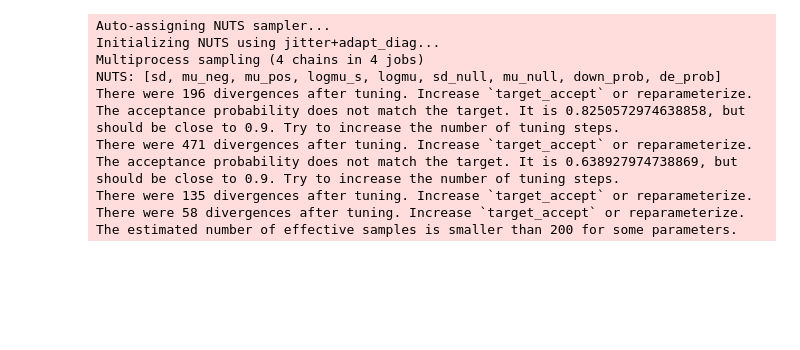
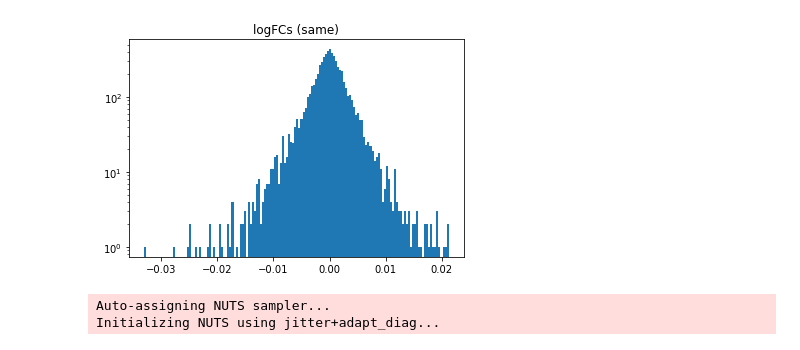
Before and after one commit to Irrationone/cellassign-paper, a Jupyter notebook: figures/jupyter/bayesian_splatter_params.ipynb, the cells around one changed output. Saved outputs shown, nothing was run; the diff lists cells and outputs as text; code cells hidden in the pictures; blank space fills up the shorter version.

```diff
--- a/figures/jupyter/bayesian_splatter_params.ipynb
+++ b/figures/jupyter/bayesian_splatter_params.ipynb
@@ -37,3 +44,10 @@ logfcs_same = np.array(sce_null_logfcs[(sce_null_logfcs['celltype'] == class2) &
+# %%
+plt.hist(logfcs_same, bins = 'auto')
+plt.title("logFCs (same)")
+plt.yscale('log', nonposy='clip')
+plt.show()
+# %% [output]
+[figure, added]
 # %%
 iter_count = 2000
 tune_iters = 2000
@@ -53,13 +67,8 @@ with pm.Model() as model:
     sd_null = pm.Gamma('sd_null', alpha = 1., beta = 1.)
 
     # Mean and sd for Gaussian for DE genes
-
-    ## Shrinkage prior on log(mu)
-    logmu = pm.Normal('logmu', mu = 0, sd = 1.)
-    logmu_s = pm.Gamma('logmu_s', alpha = 1., beta = 5.)
-
-    mu_pos = pm.Lognormal('mu_pos', mu = logmu, sd = logmu_s)
-    mu_neg = pm.Lognormal('mu_neg', mu = logmu, sd = logmu_s)
+    mu_pos = pm.Lognormal('mu_pos', mu = 0., sd = 1.)
+    mu_neg = pm.Lognormal('mu_neg', mu = 0., sd = 1.)
 
     sd = pm.Gamma('sd', alpha = 1., beta = 1.)
 
@@ -82,20 +91,11 @@ with pm.Model() as model:
 
     pm.Deterministic('log_prob', model.logpt)
 
-    trace = pm.sample(iter_count, tune = tune_iters, chains = 4, nuts_kwargs=dict(target_accept=.9))
+    trace = pm.sample(iter_count, tune = tune_iters, chains = 4)
     ppc = pm.sample_ppc(trace, samples=2000, model=model)
 # %% [output]
 Auto-assigning NUTS sampler...
 Initializing NUTS using jitter+adapt_diag...
-Multiprocess sampling (4 chains in 4 jobs)
-NUTS: [sd, mu_neg, mu_pos, logmu_s, logmu, sd_null, mu_null, down_prob, de_prob]
-There were 196 divergences after tuning. Increase `target_accept` or reparameterize.
-The acceptance probability does not match the target. It is 0.8250572974638858, but should be close to 0.9. Try to increase the number of tuning steps.
-There were 471 divergences after tuning. Increase `target_accept` or reparameterize.
-The acceptance probability does not match the target. It is 0.638927974738869, but should be close to 0.9. Try to increase the number of tuning steps.
-There were 135 divergences after tuning. Increase `target_accept` or reparameterize.
-There were 58 divergences after tuning. Increase `target_accept` or reparameterize.
-The estimated number of effective samples is smaller than 200 for some parameters.
 # %%
 pm.plots.traceplot(trace)
 # %% [output]
```
Also changed, not shown: parts of 5 cells of this notebook.
